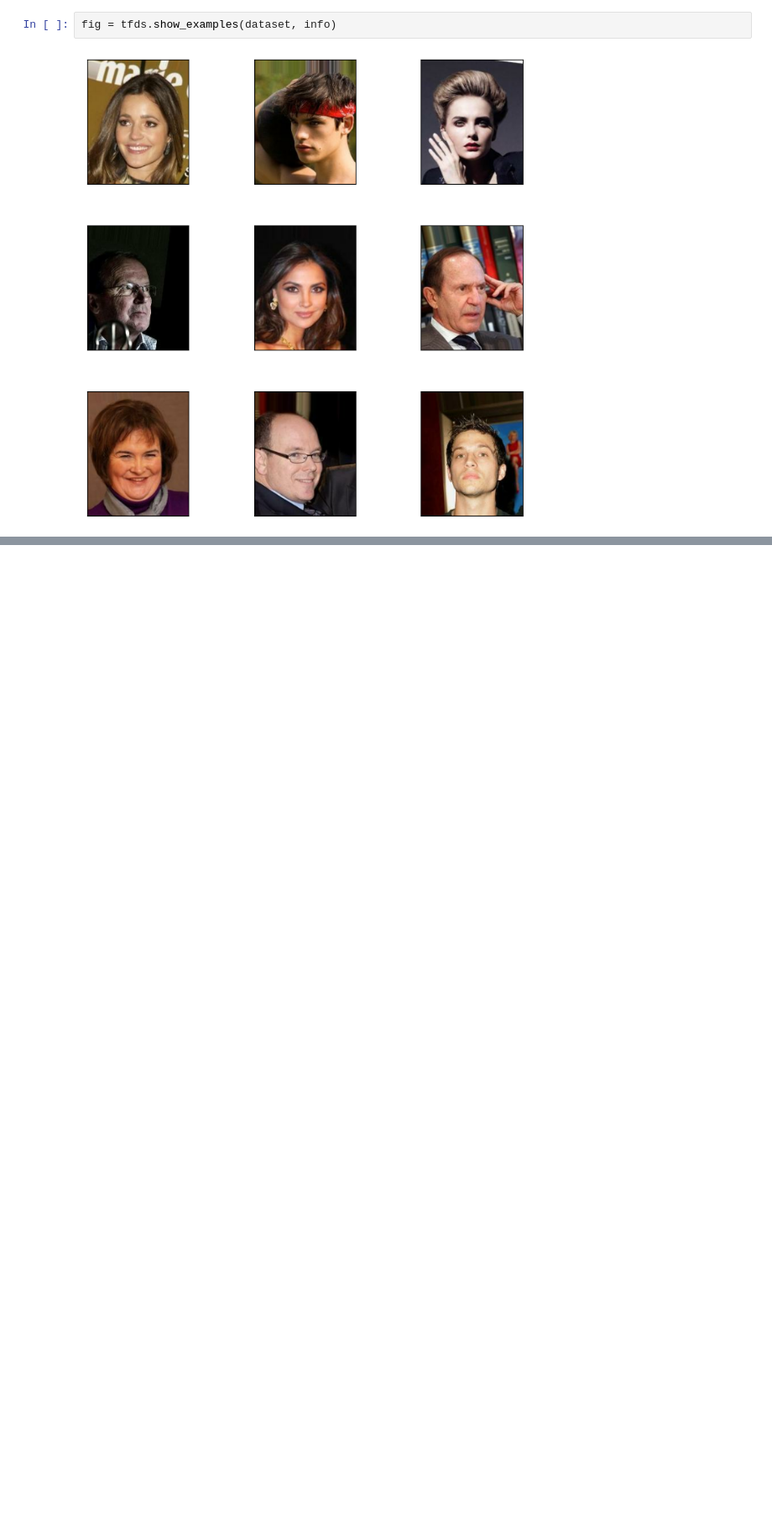
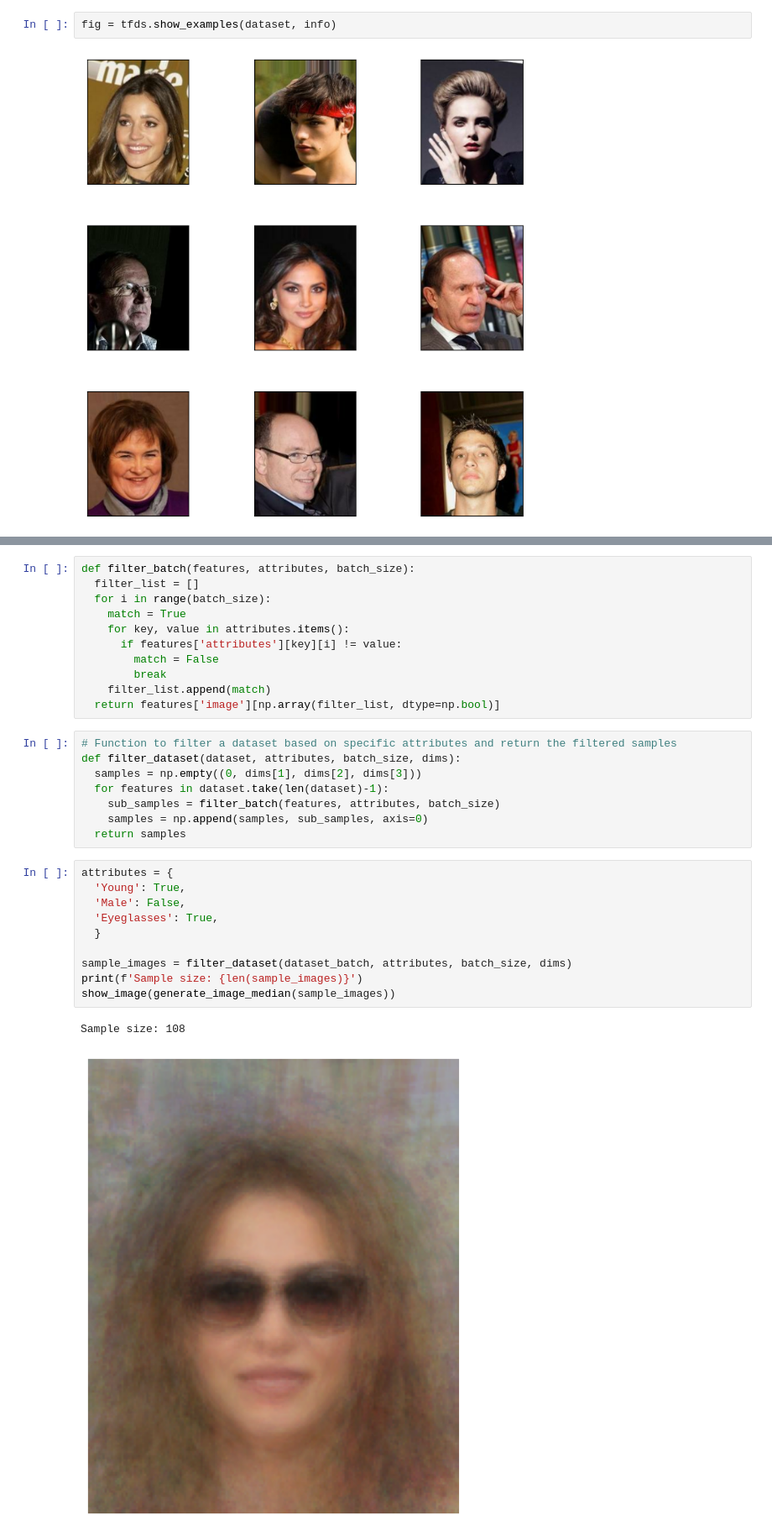
Before and after one commit to andres112/Advanced-Python, a Jupyter notebook: GeneracionImagenes.ipynb, the cells around one changed output, grey strips where cells are left out. Shown at 84% size. Saved outputs shown, nothing was run; the diff lists cells and outputs as text; blank space fills up the shorter version.

```diff
--- a/GeneracionImagenes.ipynb
+++ b/GeneracionImagenes.ipynb
@@ -51,0 +122,32 @@ fig = tfds.show_examples(dataset, info)
+# %%
+def filter_batch(features, attributes, batch_size):
+  filter_list = []
+  for i in range(batch_size):
+    match = True
+    for key, value in attributes.items():
+      if features['attributes'][key][i] != value:
+        match = False
+        break
+    filter_list.append(match)
+  return features['image'][np.array(filter_list, dtype=np.bool)]
+# %%
+# Function to filter a dataset based on specific attributes and return the filtered samples
+def filter_dataset(dataset, attributes, batch_size, dims):
+  samples = np.empty((0, dims[1], dims[2], dims[3]))
+  for features in dataset.take(len(dataset)-1):
+    sub_samples = filter_batch(features, attributes, batch_size)
+    samples = np.append(samples, sub_samples, axis=0)
+  return samples
+# %%
+attributes = {
+  'Young': True,
+  'Male': False,
+  'Eyeglasses': True,
+  }
+
+sample_images = filter_dataset(dataset_batch, attributes, batch_size, dims)
+print(f'Sample size: {len(sample_images)}')
+show_image(generate_image_median(sample_images))
+# %% [output]
+Sample size: 108
+[figure, added]
```
Also changed, not shown: parts of 7 cells of this notebook.
